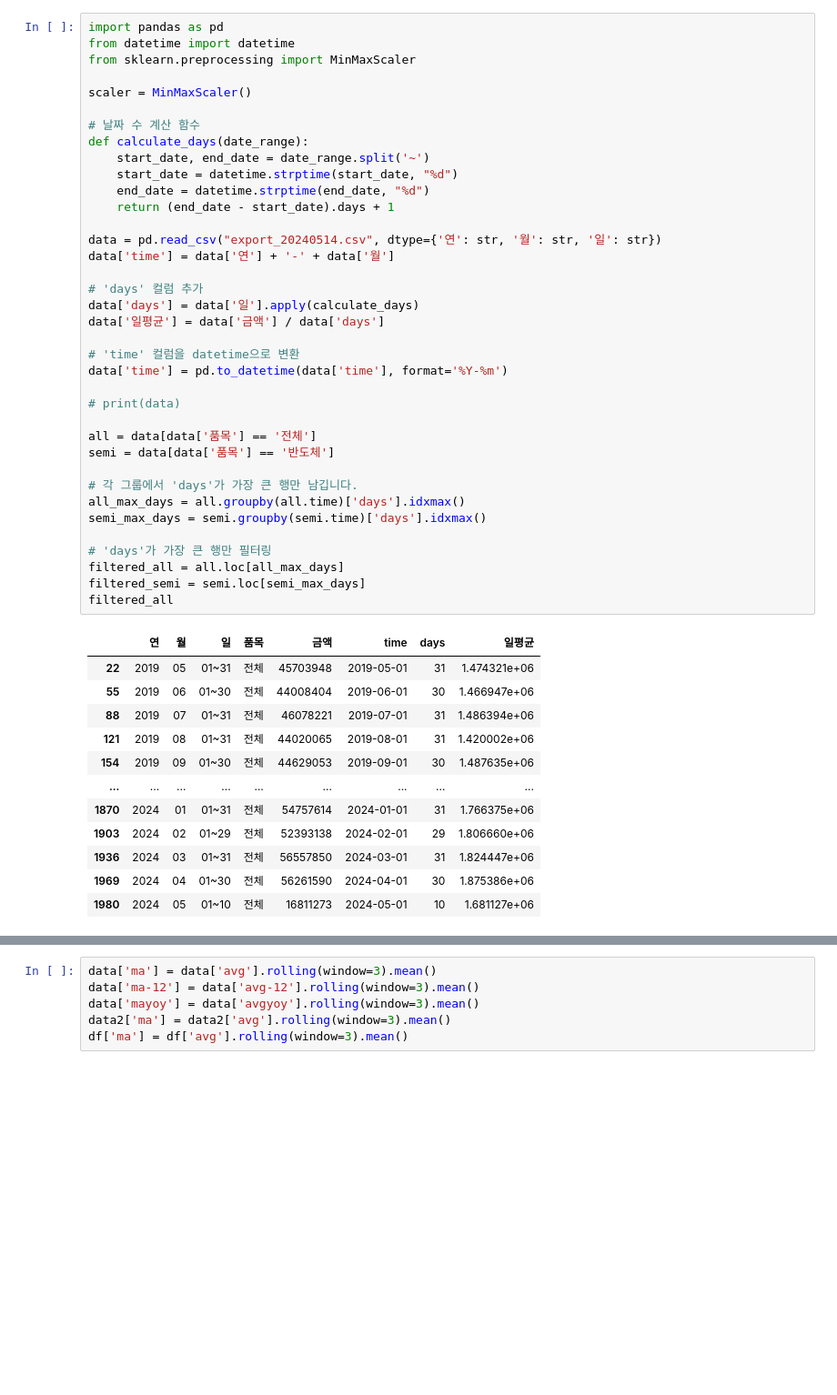
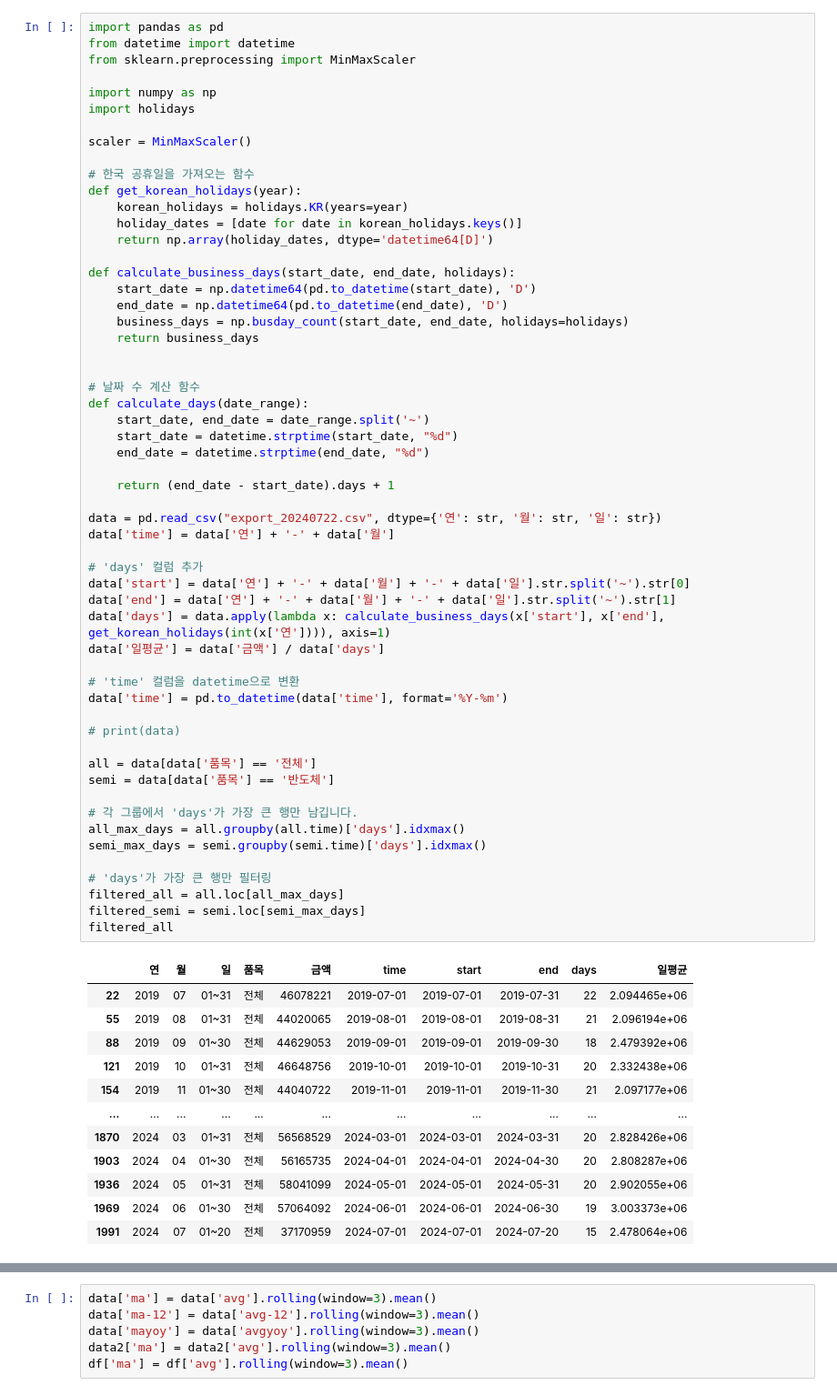
Before and after one commit to birdblues/exchageRate, a Jupyter notebook: Economic_Indicators/일평균수출액.ipynb, the cells around one changed output, grey strips where cells are left out. Shown at 91% size. Cells and saved outputs as stored; diff of their text form; blank space fills up the shorter version.

```diff
--- a/Economic_Indicators/일평균수출액.ipynb
+++ b/Economic_Indicators/일평균수출액.ipynb
@@ -3,48 +3,67 @@ import pandas as pd
 from datetime import datetime
 from sklearn.preprocessing import MinMaxScaler
 
+import numpy as np
+import holidays
+
 scaler = MinMaxScaler()
+
+# 한국 공휴일을 가져오는 함수
+def get_korean_holidays(year):
+    korean_holidays = holidays.KR(years=year)
+    holiday_dates = [date for date in korean_holidays.keys()]
+    return np.array(holiday_dates, dtype='datetime64[D]')
+
+def calculate_business_days(start_date, end_date, holidays):
+    start_date = np.datetime64(pd.to_datetime(start_date), 'D')
+    end_date = np.datetime64(pd.to_datetime(end_date), 'D')
+    business_days = np.busday_count(start_date, end_date, holidays=holidays)
+    return business_days
+
 
 # 날짜 수 계산 함수
 def calculate_days(date_range):
     start_date, end_date = date_range.split('~')
     start_date = datetime.strptime(start_date, "%d")
     end_date = datetime.strptime(end_date, "%d")
+
     return (end_date - start_date).days + 1
 
-data = pd.read_csv("export_20240514.csv", dtype={'연': str, '월': str, '일': str})
+data = pd.read_csv("export_20240722.csv", dtype={'연': str, '월': str, '일': str})
 data['time'] = data['연'] + '-' + data['월']
 
 # 'days' 컬럼 추가
-data['days'] = data['일'].apply(calculate_days)
+data['start'] = data['연'] + '-' + data['월'] + '-' + data['일'].str.split('~').str[0]
+data['end'] = data['연'] + '-' + data['월'] + '-' + data['일'].str.split('~').str[1]
+data['days'] = data.apply(lambda x: calculate_business_days(x['start'], x['end'], get_korean_holidays(int(x['연']))), axis=1)
 data['일평균'] = data['금액'] / data['days']
 
 # 'time' 컬럼을 datetime으로 변환
 data['time'] = pd.to_datetime(data['time'], format='%Y-%m')
 
 # print(data)
 
 all = data[data['품목'] == '전체']
 semi = data[data['품목'] == '반도체']
 
 # 각 그룹에서 'days'가 가장 큰 행만 남깁니다.
 all_max_days = all.groupby(all.time)['days'].idxmax()
 semi_max_days = semi.groupby(semi.time)['days'].idxmax()
 
 # 'days'가 가장 큰 행만 필터링
 filtered_all = all.loc[all_max_days]
 filtered_semi = semi.loc[semi_max_days]
 filtered_all
 # %% [output]
-|  | 연 | 월 | 일 | 품목 | 금액 | time | days | 일평균 |
-| 22 | 2019 | 05 | 01~31 | 전체 | 45703948 | 2019-05-01 | 31 | 1.474321e+06 |
-| 55 | 2019 | 06 | 01~30 | 전체 | 44008404 | 2019-06-01 | 30 | 1.466947e+06 |
-| 88 | 2019 | 07 | 01~31 | 전체 | 46078221 | 2019-07-01 | 31 | 1.486394e+06 |
-| 121 | 2019 | 08 | 01~31 | 전체 | 44020065 | 2019-08-01 | 31 | 1.420002e+06 |
-| 154 | 2019 | 09 | 01~30 | 전체 | 44629053 | 2019-09-01 | 30 | 1.487635e+06 |
-| ... | ... | ... | ... | ... | ... | ... | ... | ... |
-| 1870 | 2024 | 01 | 01~31 | 전체 | 54757614 | 2024-01-01 | 31 | 1.766375e+06 |
-| 1903 | 2024 | 02 | 01~29 | 전체 | 52393138 | 2024-02-01 | 29 | 1.806660e+06 |
-| 1936 | 2024 | 03 | 01~31 | 전체 | 56557850 | 2024-03-01 | 31 | 1.824447e+06 |
-| 1969 | 2024 | 04 | 01~30 | 전체 | 56261590 | 2024-04-01 | 30 | 1.875386e+06 |
-| 1980 | 2024 | 05 | 01~10 | 전체 | 16811273 | 2024-05-01 | 10 | 1.681127e+06 |
+|  | 연 | 월 | 일 | 품목 | 금액 | time | start | end | days | 일평균 |
+| 22 | 2019 | 07 | 01~31 | 전체 | 46078221 | 2019-07-01 | 2019-07-01 | 2019-07-31 | 22 | 2.094465e+06 |
+| 55 | 2019 | 08 | 01~31 | 전체 | 44020065 | 2019-08-01 | 2019-08-01 | 2019-08-31 | 21 | 2.096194e+06 |
+| 88 | 2019 | 09 | 01~30 | 전체 | 44629053 | 2019-09-01 | 2019-09-01 | 2019-09-30 | 18 | 2.479392e+06 |
+| 121 | 2019 | 10 | 01~31 | 전체 | 46648756 | 2019-10-01 | 2019-10-01 | 2019-10-31 | 20 | 2.332438e+06 |
+| 154 | 2019 | 11 | 01~30 | 전체 | 44040722 | 2019-11-01 | 2019-11-01 | 2019-11-30 | 21 | 2.097177e+06 |
+| ... | ... | ... | ... | ... | ... | ... | ... | ... | ... | ... |
+| 1870 | 2024 | 03 | 01~31 | 전체 | 56568529 | 2024-03-01 | 2024-03-01 | 2024-03-31 | 20 | 2.828426e+06 |
+| 1903 | 2024 | 04 | 01~30 | 전체 | 56165735 | 2024-04-01 | 2024-04-01 | 2024-04-30 | 20 | 2.808287e+06 |
+| 1936 | 2024 | 05 | 01~31 | 전체 | 58041099 | 2024-05-01 | 2024-05-01 | 2024-05-31 | 20 | 2.902055e+06 |
+| 1969 | 2024 | 06 | 01~30 | 전체 | 57064092 | 2024-06-01 | 2024-06-01 | 2024-06-30 | 19 | 3.003373e+06 |
+| 1991 | 2024 | 07 | 01~20 | 전체 | 37170959 | 2024-07-01 | 2024-07-01 | 2024-07-20 | 15 | 2.478064e+06 |
```
Also changed, not shown: parts of 6 cells of this notebook, 8 other files.
